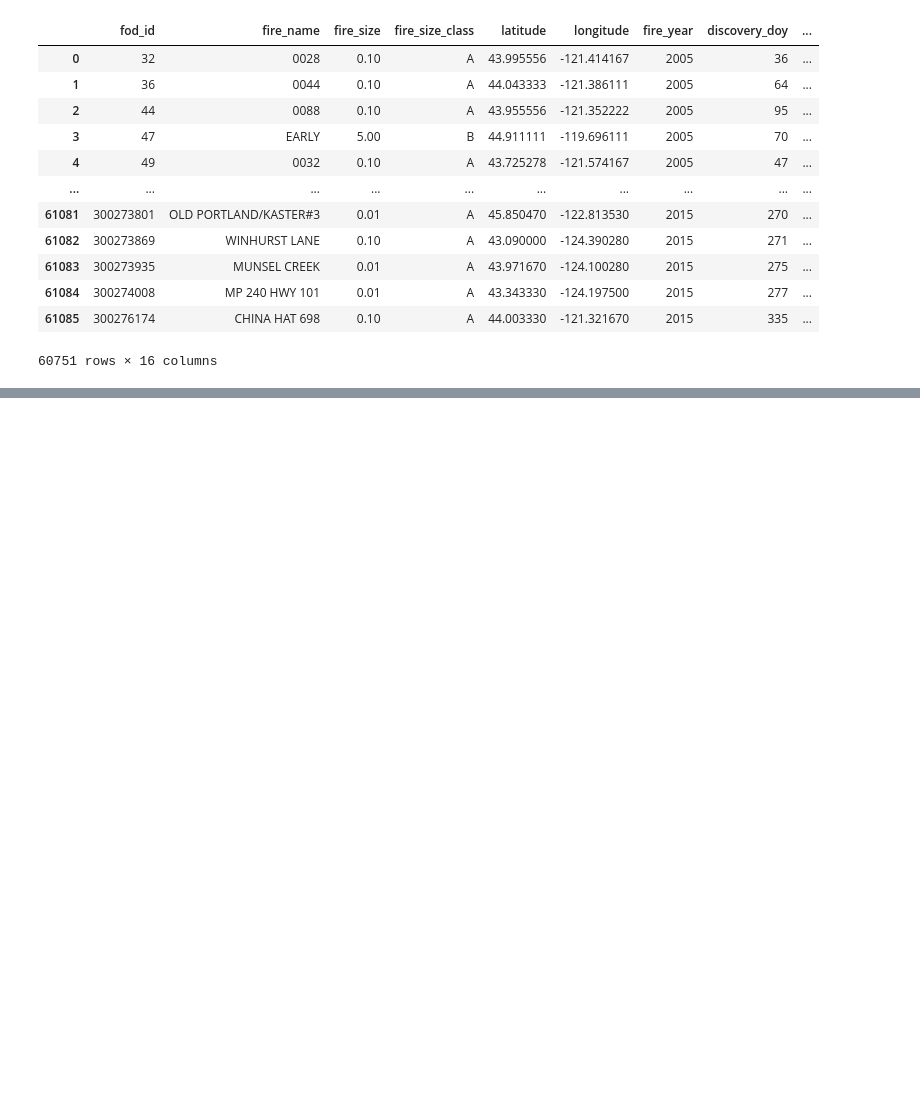
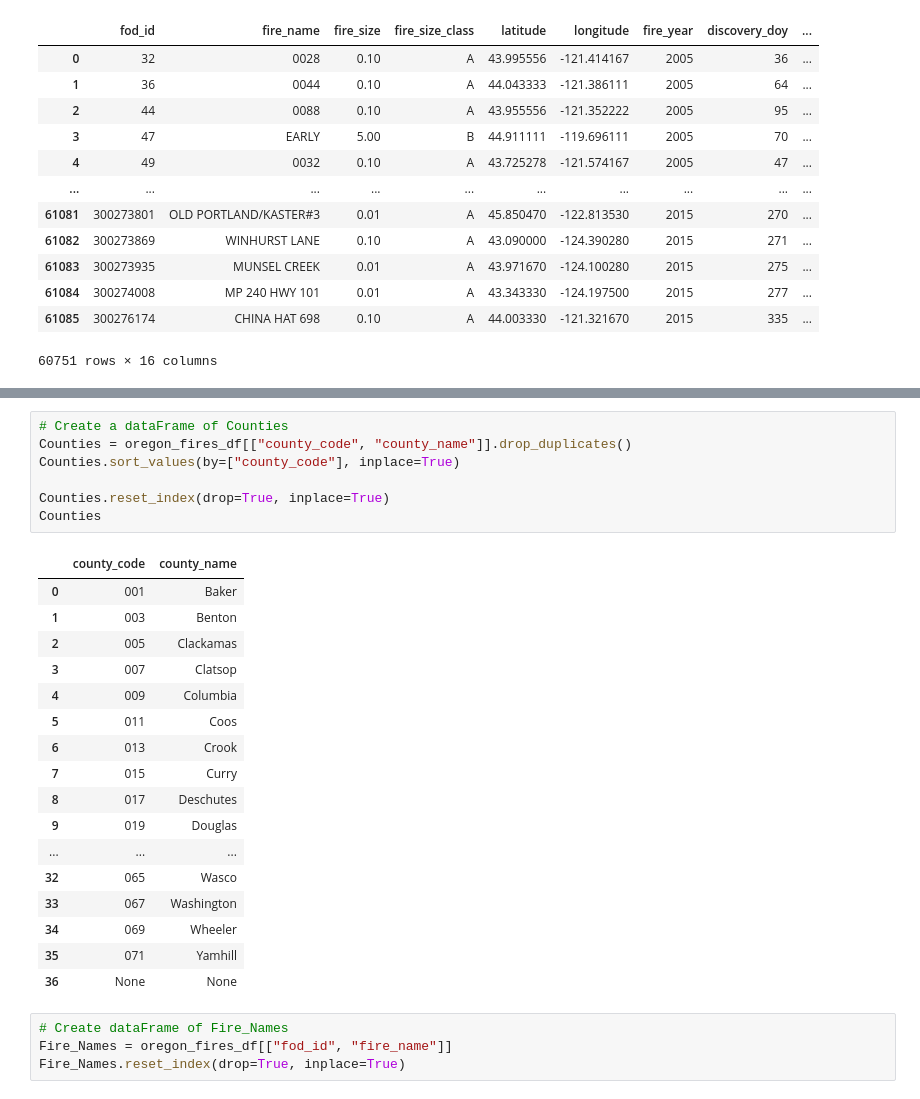
Before and after one commit to NinaQuik/OregonFires, a Jupyter notebook: FireDataExploration.ipynb, the cells around one changed output, grey strips where cells are left out. Saved outputs shown, nothing was run; the diff lists cells and outputs as text; blank space fills up the shorter version.

Commit message:
add new dataFrames for DB tables

```diff
--- a/FireDataExploration.ipynb
+++ b/FireDataExploration.ipynb
@@ -318,0 +341,29 @@ oregon_fires_df.to_csv('Resources/oregon_fires.csv',index=False)
+# %%
+# Create a dataFrame of Counties
+Counties = oregon_fires_df[["county_code", "county_name"]].drop_duplicates()
+Counties.sort_values(by=["county_code"], inplace=True)
+
+Counties.reset_index(drop=True, inplace=True)
+Counties
+# %% [output]
+|  | county_code | county_name |
+| 0 | 001 | Baker |
+| 1 | 003 | Benton |
+| 2 | 005 | Clackamas |
+| 3 | 007 | Clatsop |
+| 4 | 009 | Columbia |
+| 5 | 011 | Coos |
+| 6 | 013 | Crook |
+| 7 | 015 | Curry |
+| 8 | 017 | Deschutes |
+| 9 | 019 | Douglas |
+| ... | ... | ... |
+| 32 | 065 | Wasco |
+| 33 | 067 | Washington |
+| 34 | 069 | Wheeler |
+| 35 | 071 | Yamhill |
+| 36 | None | None |
+# %%
+# Create dataFrame of Fire_Names
+Fire_Names = oregon_fires_df[["fod_id", "fire_name"]]
+Fire_Names.reset_index(drop=True, inplace=True)
```
Also changed, not shown: parts of 3 cells of this notebook.
